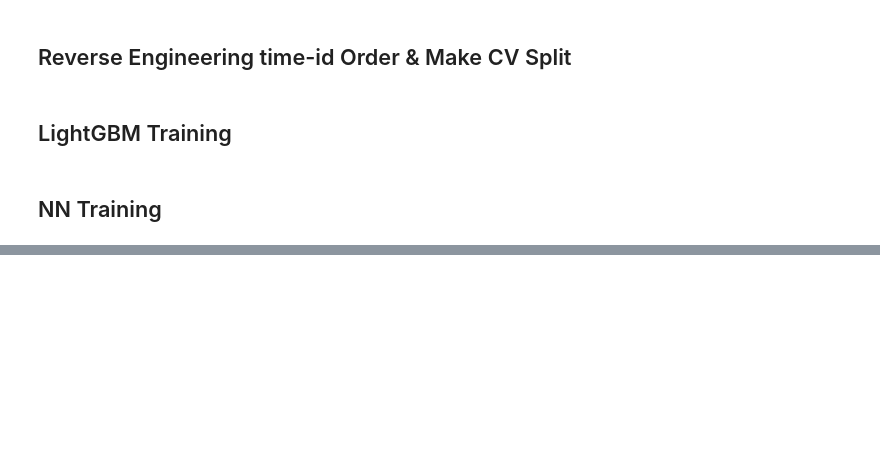
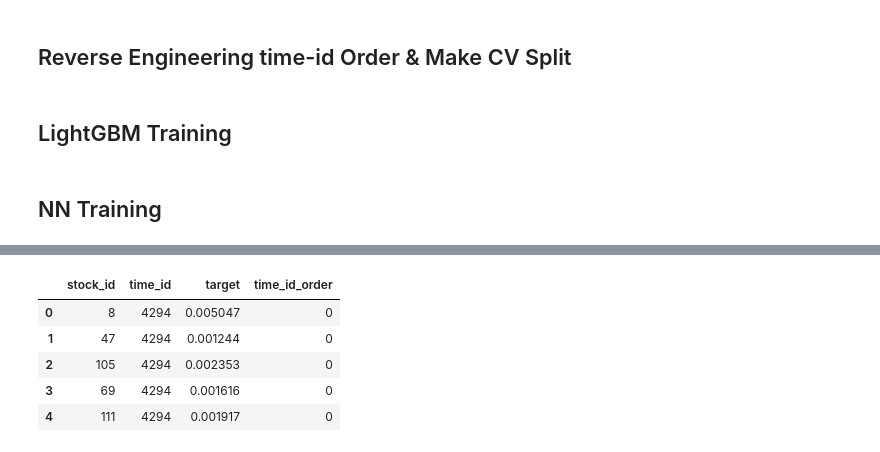
Before and after one commit to poo5zan/masters-research-project, a Jupyter notebook: from-kaggle-optiver-challenge.ipynb, the cells around one changed output, grey strips where cells are left out. Drawn from its saved outputs; the diff is of its cells as text; code cells hidden in the pictures; blank space fills up the shorter version.

```diff
--- a/from-kaggle-optiver-challenge.ipynb
+++ b/from-kaggle-optiver-challenge.ipynb
@@ -2111,5 +2117,14 @@ def perform_multivariate_experiments_for_stock(stock_ids: list[int]):
             use_random_nn_features=True,
             feature='all_nn_features',
             stock_ids=stock_ids)
+# %%
+get_all_train_data().head()
+# %% [output]
+|  | stock_id | time_id | target | time_id_order |
+| 0 | 8 | 4294 | 0.005047 | 0 |
+| 1 | 47 | 4294 | 0.001244 | 0 |
+| 2 | 105 | 4294 | 0.002353 | 0 |
+| 3 | 69 | 4294 | 0.001616 | 0 |
+| 4 | 111 | 4294 | 0.001917 | 0 |
 # %%
 all_stock_ids = sorted(get_unique_stock_ids())
```
Also changed, not shown: parts of 9 cells of this notebook.
